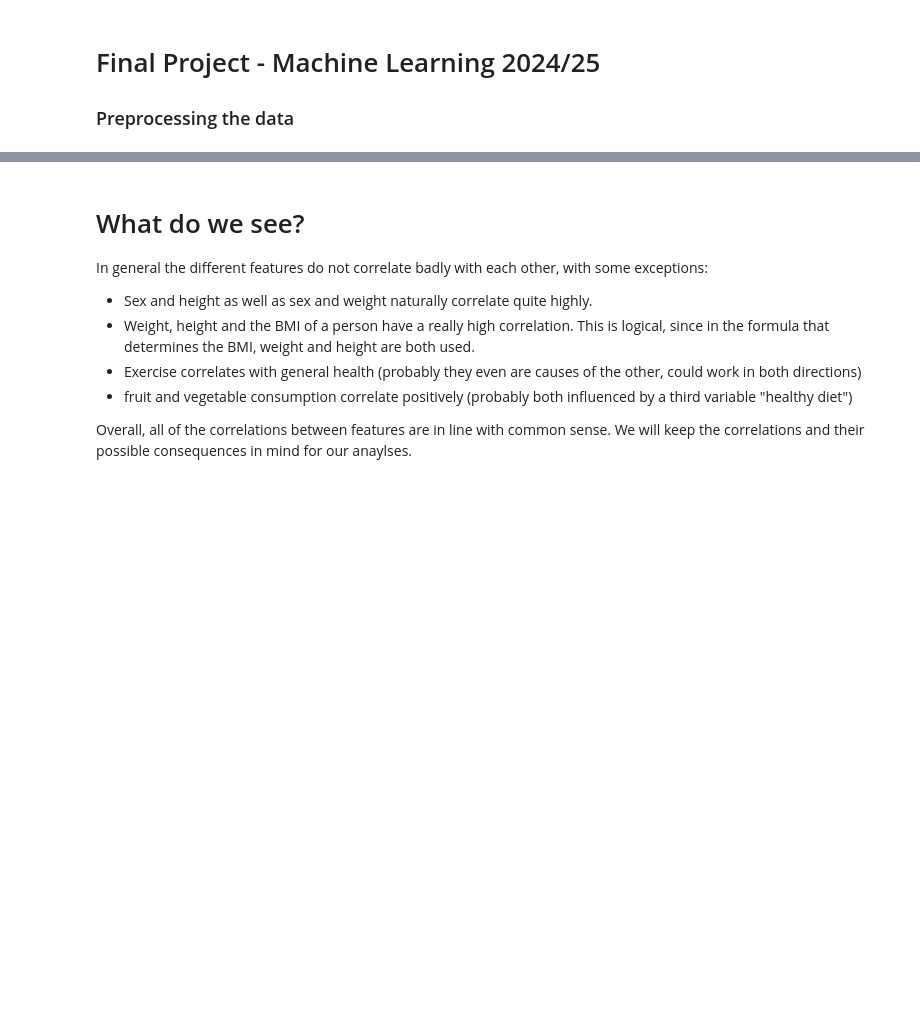
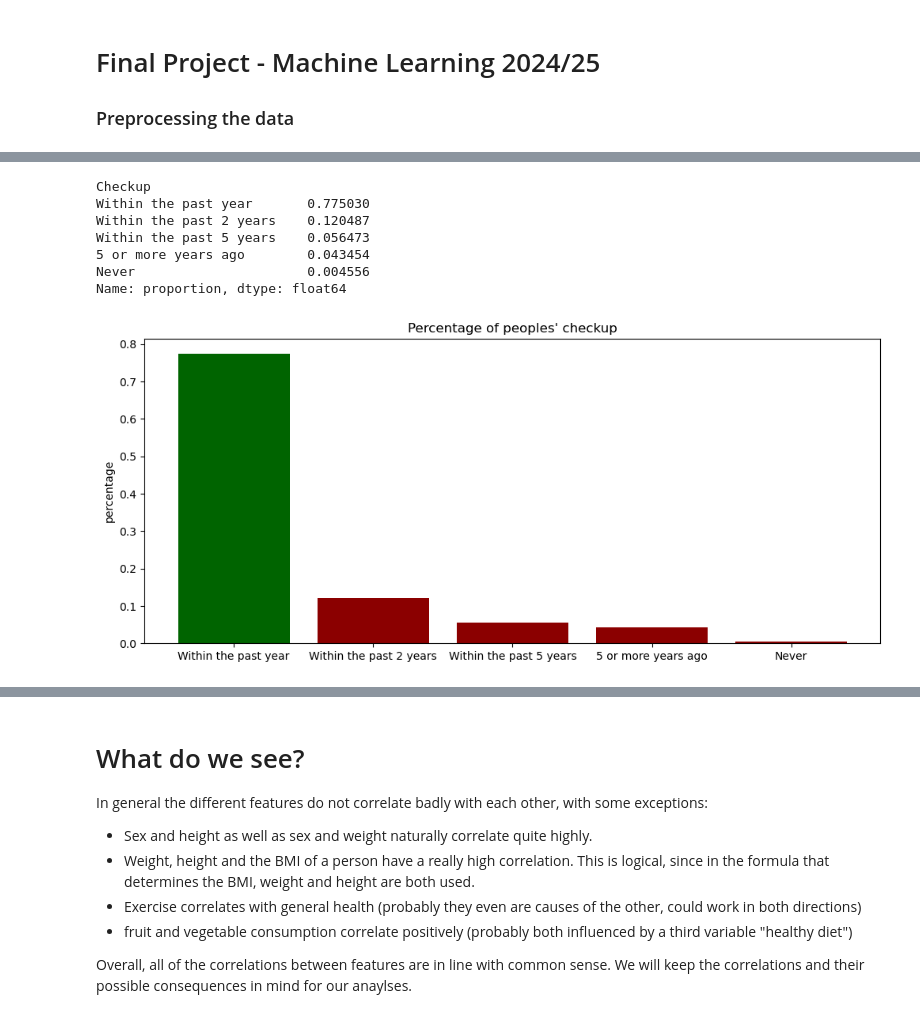
Before and after one commit to jelenameyer/IntroToMachineLearning, a Jupyter notebook: assignments/finalProject/preprocessing.ipynb, the cells around one changed output, grey strips where cells are left out. Drawn from its saved outputs; the diff is of its cells as text; code cells hidden in the pictures; blank space fills up the shorter version.

```diff
--- a/assignments/finalProject/preprocessing.ipynb
+++ b/assignments/finalProject/preprocessing.ipynb
@@ -17,0 +47,17 @@ data = pd.read_csv("data/CVD_cleaned.csv")
+# %%
+print(data["Checkup"].value_counts(normalize = True))
+one, two, three, four, five = data["Checkup"].value_counts(normalize = True)
+fig, ax = plt.subplots(figsize = (12,5))
+ax.bar(["Within the past year", "Within the past 2 years", "Within the past 5 years", "5 or more years ago", "Never"], [one, two, three, four, five], color = ["darkgreen", "darkred", "darkred", "darkred", "darkred"])
+ax.set_ylabel("percentage")
+ax.set_title("Percentage of peoples' checkup")
+plt.show()
+# %% [output]
+Checkup
+Within the past year       0.775030
+Within the past 2 years    0.120487
+Within the past 5 years    0.056473
+5 or more years ago        0.043454
+Never                      0.004556
+Name: proportion, dtype: float64
+[figure, added]
```
Also changed, not shown: parts of 13 cells of this notebook.
